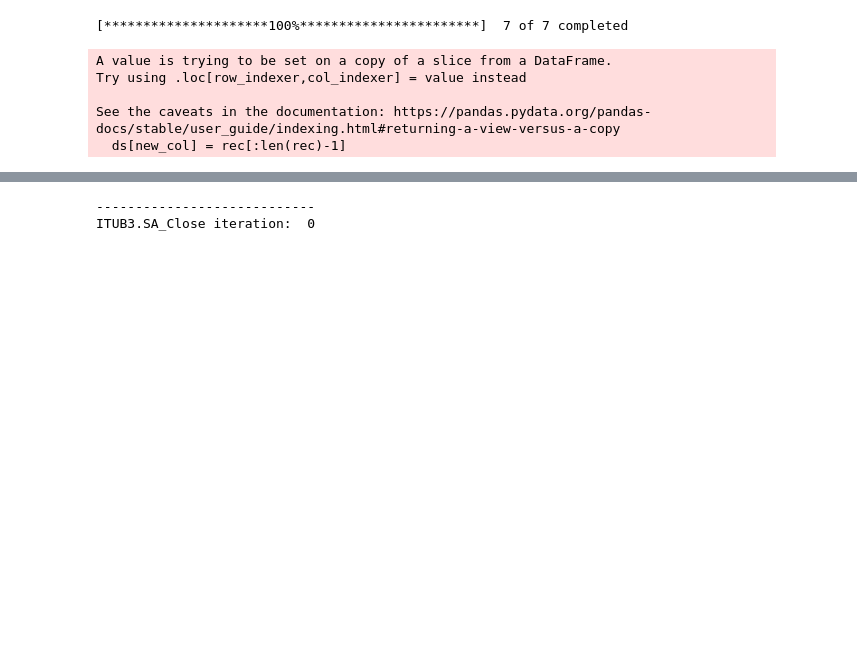
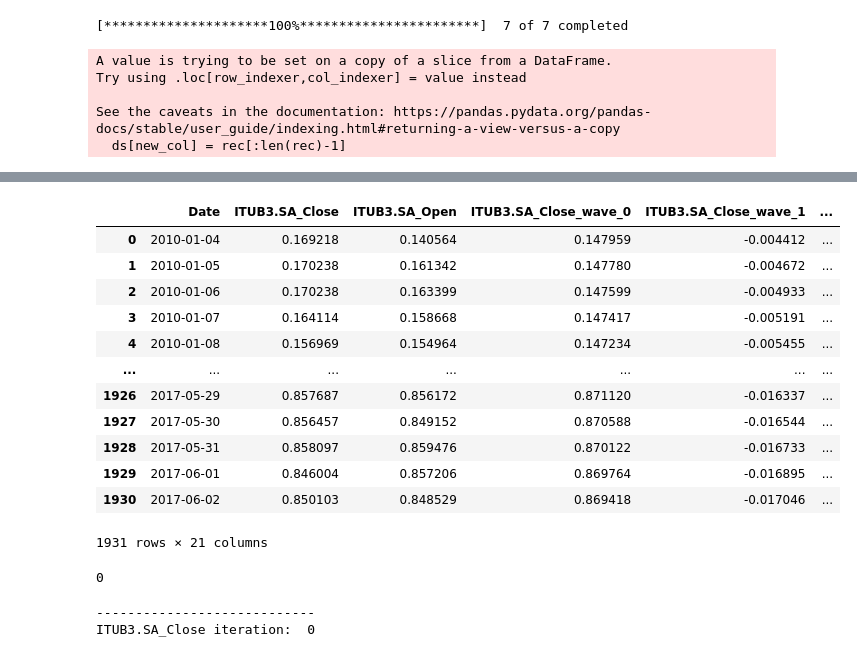
Before and after one commit to Albertini96/stock-market-chm, a Jupyter notebook: src/teste_dwt.ipynb, the cells around one changed output, grey strips where cells are left out. Drawn from its saved outputs; the diff is of its cells as text; code cells hidden in the pictures; blank space fills up the shorter version.

```diff
--- a/src/teste_dwt.ipynb
+++ b/src/teste_dwt.ipynb
@@ -34,3 +151,24 @@ See the caveats in the documentation: https://pandas.pydata.org/pandas-docs/stab
+# %%
+ds
+# %% [output]
+|  | Date | ITUB3.SA_Close | ITUB3.SA_Open | ITUB3.SA_Close_wave_0 | ITUB3.SA_Close_wave_1 | ... |
+| 0 | 2010-01-04 | 0.169218 | 0.140564 | 0.147959 | -0.004412 | ... |
+| 1 | 2010-01-05 | 0.170238 | 0.161342 | 0.147780 | -0.004672 | ... |
+| 2 | 2010-01-06 | 0.170238 | 0.163399 | 0.147599 | -0.004933 | ... |
+| 3 | 2010-01-07 | 0.164114 | 0.158668 | 0.147417 | -0.005191 | ... |
+| 4 | 2010-01-08 | 0.156969 | 0.154964 | 0.147234 | -0.005455 | ... |
+| ... | ... | ... | ... | ... | ... | ... |
+| 1926 | 2017-05-29 | 0.857687 | 0.856172 | 0.871120 | -0.016337 | ... |
+| 1927 | 2017-05-30 | 0.856457 | 0.849152 | 0.870588 | -0.016544 | ... |
+| 1928 | 2017-05-31 | 0.858097 | 0.859476 | 0.870122 | -0.016733 | ... |
+| 1929 | 2017-06-01 | 0.846004 | 0.857206 | 0.869764 | -0.016895 | ... |
+| 1930 | 2017-06-02 | 0.850103 | 0.848529 | 0.869418 | -0.017046 | ... |
+1931 rows × 21 columns
+# %%
+for i in range(1):
+    print(i)
+# %% [output]
+0
 # %%
 max_wave = 0
 for i in wd.dict_waves.keys():
```
Also changed, not shown: parts of 6 cells of this notebook, 1 other file.
